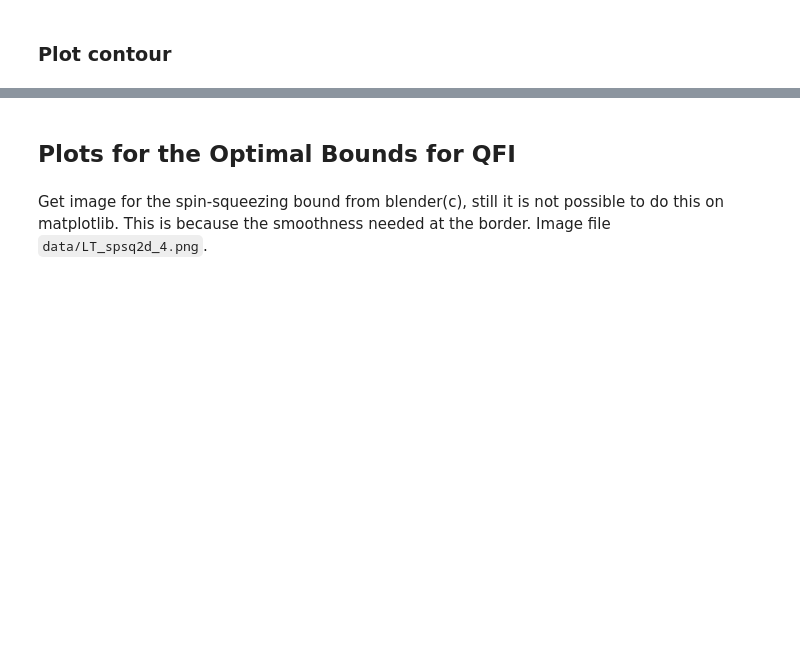
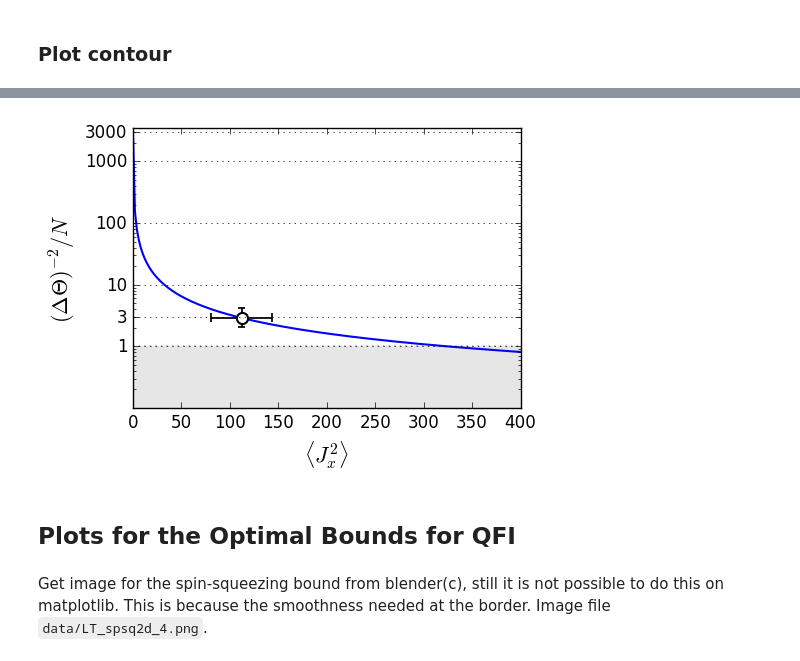
Before and after one commit to iagobaapellaniz/PhD_Thesis, a Jupyter notebook: mainPlots.ipynb, the cells around one changed output, grey strips where cells are left out. Drawn from its saved outputs; the diff is of its cells as text; code cells hidden in the pictures; blank space fills up the shorter version.

```diff
--- a/mainPlots.ipynb
+++ b/mainPlots.ipynb
@@ -200,11 +124,2 @@ plotEvolutionExample()
 # %% [markdown]
 ### Plot evolution
-# %%
-# Get Data
-dataGroup = gvd["PrecisionOverTheta"]
-
-theta = read(dataGroup["theta"])
-precision = read(dataGroup["precision"])
-
-theta_max = read(attrs(dataGroup)["theta_max"])
-precision_max = read(attrs(dataGroup)["precision_max"])
@@ -239,12 +217,3 @@ savefig("pdf/VD_precision_theta.pdf", bbox_inches="tight")
 # %% [markdown]
 ### Plot contour
-# %%
-n = 7900
-points = 500
-x = Array(linspace(0,n*(n+2)/8,points))/(n*(n+2)/8)
-y = Array(linspace(0,400,points))
-z = (optprecision3(x*n*(n+2)/8,y,7900).^(-1)/n)'
-z[1:end,1] = zeros(1,points)
-ln = 15
-map!(x -> if x > ln || isnan(x) 15 else x end,z);
 # %%
@@ -268,3 +327,7 @@ savefig("svg/VD_contour.pdf", bbox_inches="tight")
+# %%
+plotVD_exper_slice()
+# %% [output]
+[figure, added]
 # %% [markdown]
 ## Plots for the Optimal Bounds for QFI
 # %% [markdown]
```
Also changed, not shown: parts of 27 cells of this notebook, 43 other files.
